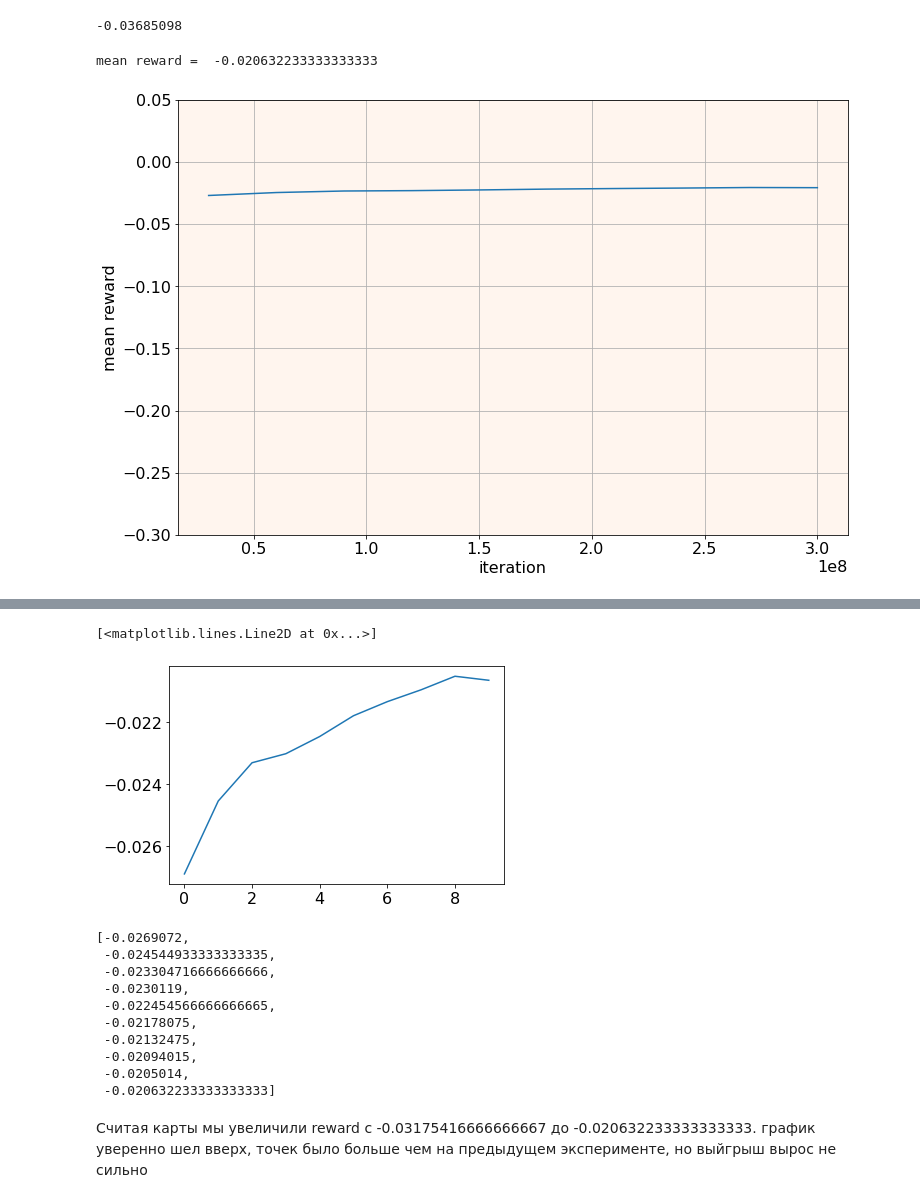
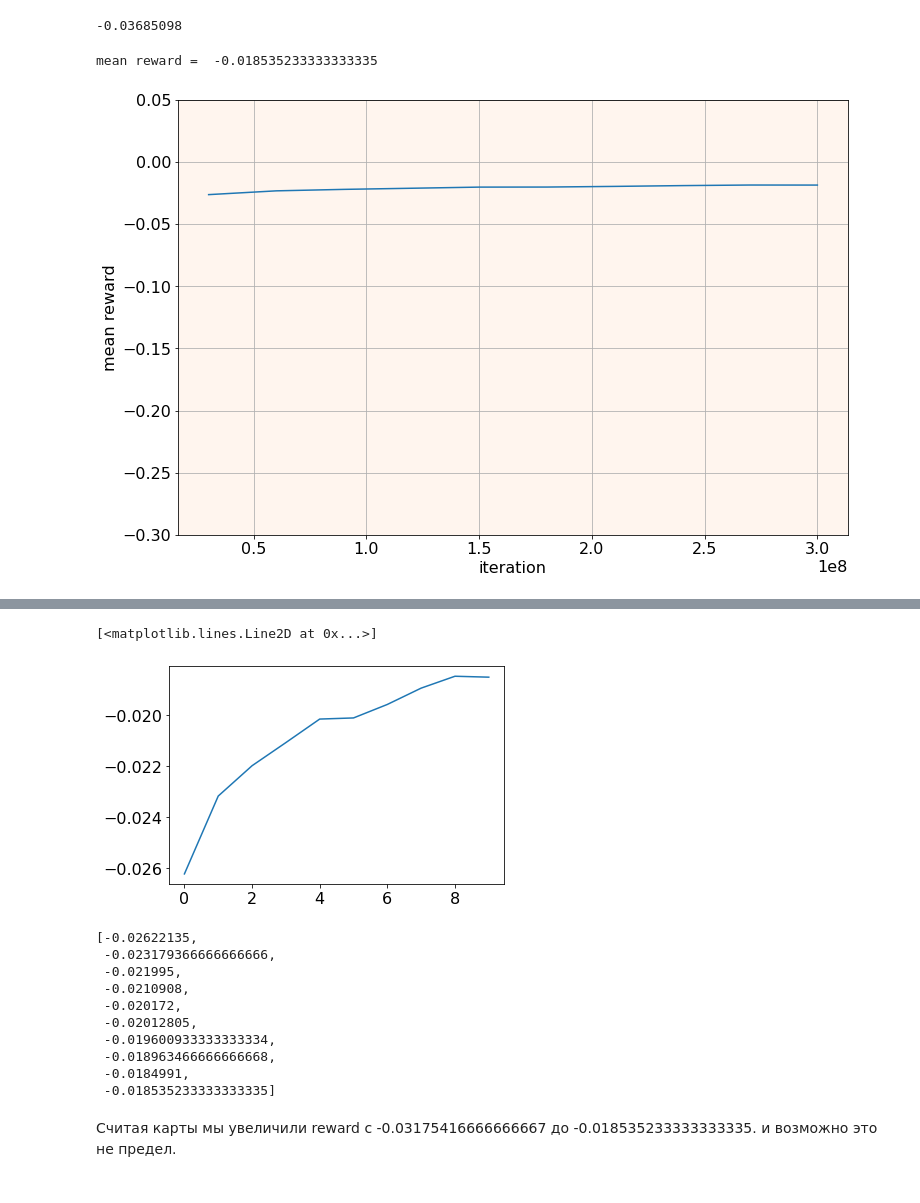
Before and after one commit to a-storm/hw1_RL_solution, a Jupyter notebook: HW1_Tregubov_Artem.ipynb, the cells around one changed output, grey strips where cells are left out. Saved outputs shown, nothing was run; the diff lists cells and outputs as text; code cells hidden in the pictures.

Commit message:
changed count results

```diff
--- a/HW1_Tregubov_Artem.ipynb
+++ b/HW1_Tregubov_Artem.ipynb
@@ -177,7 +177,7 @@ def mc_control_q(policy, eps_generator, Q=None, n_episodes=600_000, gamma=.8, lr
             G = gamma * G + reward
 
             N[state][action] += 1
-            learning_rate = 1/(N[state][action]+lr_n) # lr_n нужно для возможности дообучиться
+            learning_rate = 2/(N[state][action]+lr_n) # lr_n нужно для возможности дообучиться
 
             Q[state][action] += learning_rate*(G - Q[state][action])
             # стоит помнить что изменяем Q, которое подали в аргументы
@@ -537,11 +537,11 @@ sum(plot_points[1][-5:])/5 # 400
 # %%
 %%time
 env = BlackjackDoubleCountEnv() # BJ with count
 Q_count = DictQ()
-plot_points = mc_control_q(policy_1, const_epsilon, Q=Q_count, n_episodes=300_000_000,lr_n=20)
+plot_points = mc_control_q(policy_1, const_epsilon, Q=Q_count, n_episodes=300_000_000,lr_n=40)
 print('mean reward = ', plot_points[1][-1])
 plot_reward(plot_points)
 plot_points100 = plot_points
 # %% [output]
-mean reward =  -0.020632233333333333
+mean reward =  -0.018535233333333335
-[figure, old version]
+[figure, new version]
@@ -551,19 +551,19 @@ Wall time: 1h 40min 53s
 plt.plot(plot_points[1])
 # %% [output]
 [<matplotlib.lines.Line2D at 0x...>]
-[figure, old version]
+[figure, new version]
 # %%
 plot_points[1]
 # %% [output]
-[-0.0269072,
- -0.024544933333333335,
- -0.023304716666666666,
- -0.0230119,
- -0.022454566666666665,
- -0.02178075,
- -0.02132475,
- -0.02094015,
- -0.0205014,
- -0.020632233333333333]
+[-0.02622135,
+ -0.023179366666666666,
+ -0.021995,
+ -0.0210908,
+ -0.020172,
+ -0.02012805,
+ -0.019600933333333334,
+ -0.018963466666666668,
+ -0.0184991,
+ -0.018535233333333335]
 # %% [markdown]
-Считая карты мы увеличили reward c -0.03175416666666667 до -0.020632233333333333. график уверенно шел вверх, точек было больше чем на предыдущем эксперименте, но выйгрыш вырос не сильно
+Считая карты мы увеличили reward c -0.03175416666666667 до -0.018535233333333335. и возможно это не предел.
```
Also changed, not shown: parts of 1 cell of this notebook.
